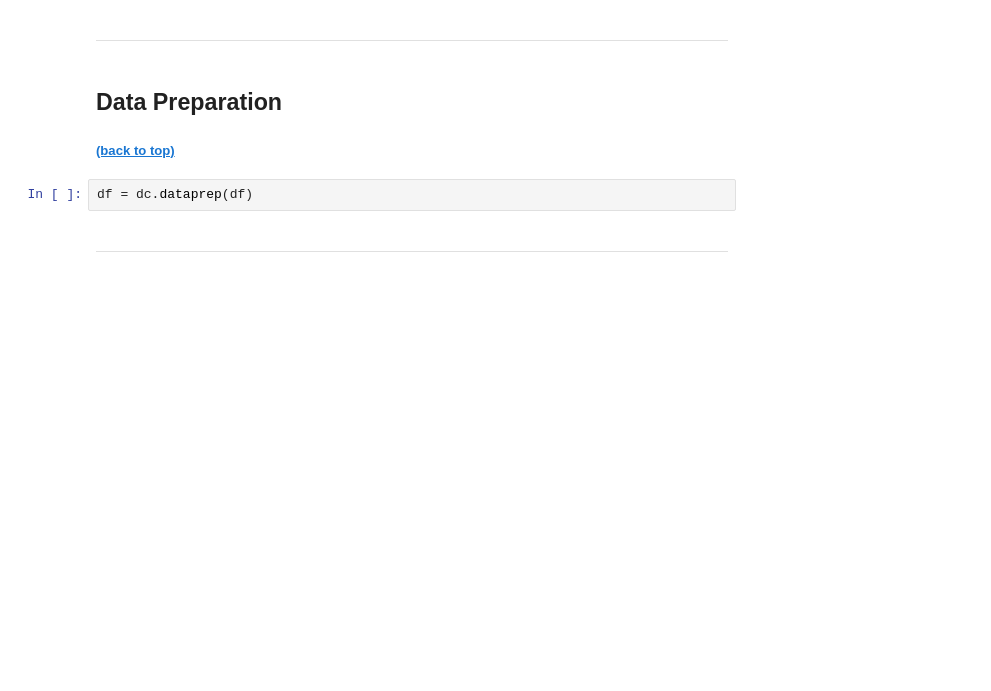
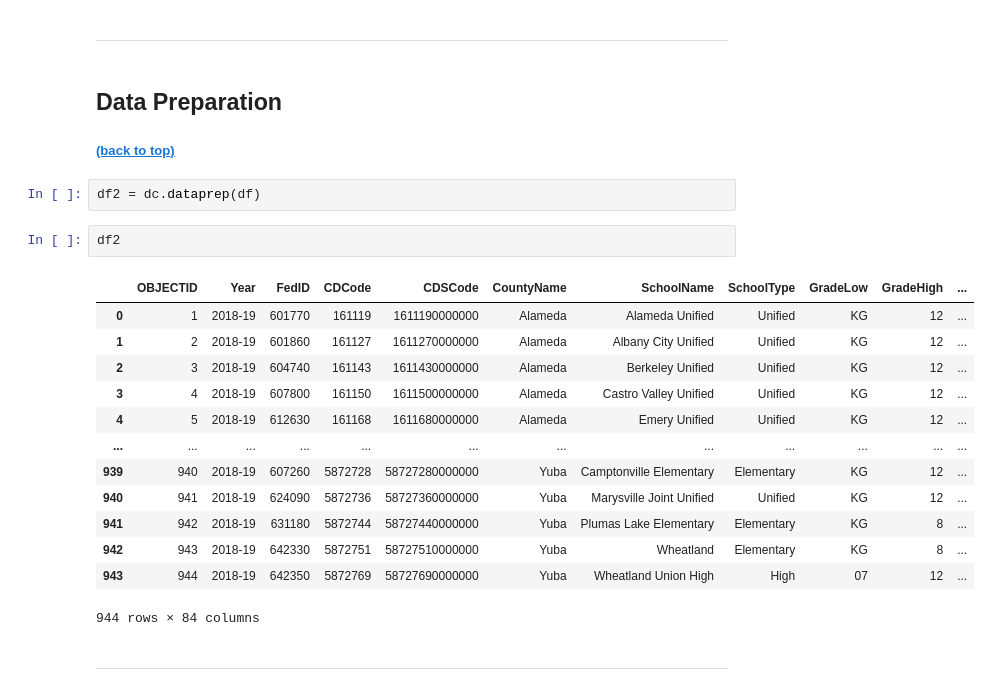
Before and after one commit to ameliadahm20/California-School-Performance, a Jupyter notebook: Final_Notebook.ipynb, the cells around one changed output. Cells and saved outputs as stored; diff of their text form; blank space fills up the shorter version.

```diff
--- a/Final_Notebook.ipynb
+++ b/Final_Notebook.ipynb
@@ -63,7 +63,23 @@ df.describe()
 ## Data Preparation <a id="Data-Preparation"></a>
 ##### [(back to top)](#Overview)
 # %%
-df = dc.dataprep(df)
+df2 = dc.dataprep(df)
+# %%
+df2
+# %% [output]
+|  | OBJECTID | Year | FedID | CDCode | CDSCode | CountyName | SchoolName | SchoolType | GradeLow | GradeHigh | ... |
+| 0 | 1 | 2018-19 | 601770 | 161119 | 1611190000000 | Alameda | Alameda Unified | Unified | KG | 12 | ... |
+| 1 | 2 | 2018-19 | 601860 | 161127 | 1611270000000 | Alameda | Albany City Unified | Unified | KG | 12 | ... |
+| 2 | 3 | 2018-19 | 604740 | 161143 | 1611430000000 | Alameda | Berkeley Unified | Unified | KG | 12 | ... |
+| 3 | 4 | 2018-19 | 607800 | 161150 | 1611500000000 | Alameda | Castro Valley Unified | Unified | KG | 12 | ... |
+| 4 | 5 | 2018-19 | 612630 | 161168 | 1611680000000 | Alameda | Emery Unified | Unified | KG | 12 | ... |
+| ... | ... | ... | ... | ... | ... | ... | ... | ... | ... | ... | ... |
+| 939 | 940 | 2018-19 | 607260 | 5872728 | 58727280000000 | Yuba | Camptonville Elementary | Elementary | KG | 12 | ... |
+| 940 | 941 | 2018-19 | 624090 | 5872736 | 58727360000000 | Yuba | Marysville Joint Unified | Unified | KG | 12 | ... |
+| 941 | 942 | 2018-19 | 631180 | 5872744 | 58727440000000 | Yuba | Plumas Lake Elementary | Elementary | KG | 8 | ... |
+| 942 | 943 | 2018-19 | 642330 | 5872751 | 58727510000000 | Yuba | Wheatland | Elementary | KG | 8 | ... |
+| 943 | 944 | 2018-19 | 642350 | 5872769 | 58727690000000 | Yuba | Wheatland Union High | High | 07 | 12 | ... |
+944 rows × 84 columns
 # %% [markdown]
 ***
 # %% [markdown]
```
Also changed, not shown: 6 other files.
